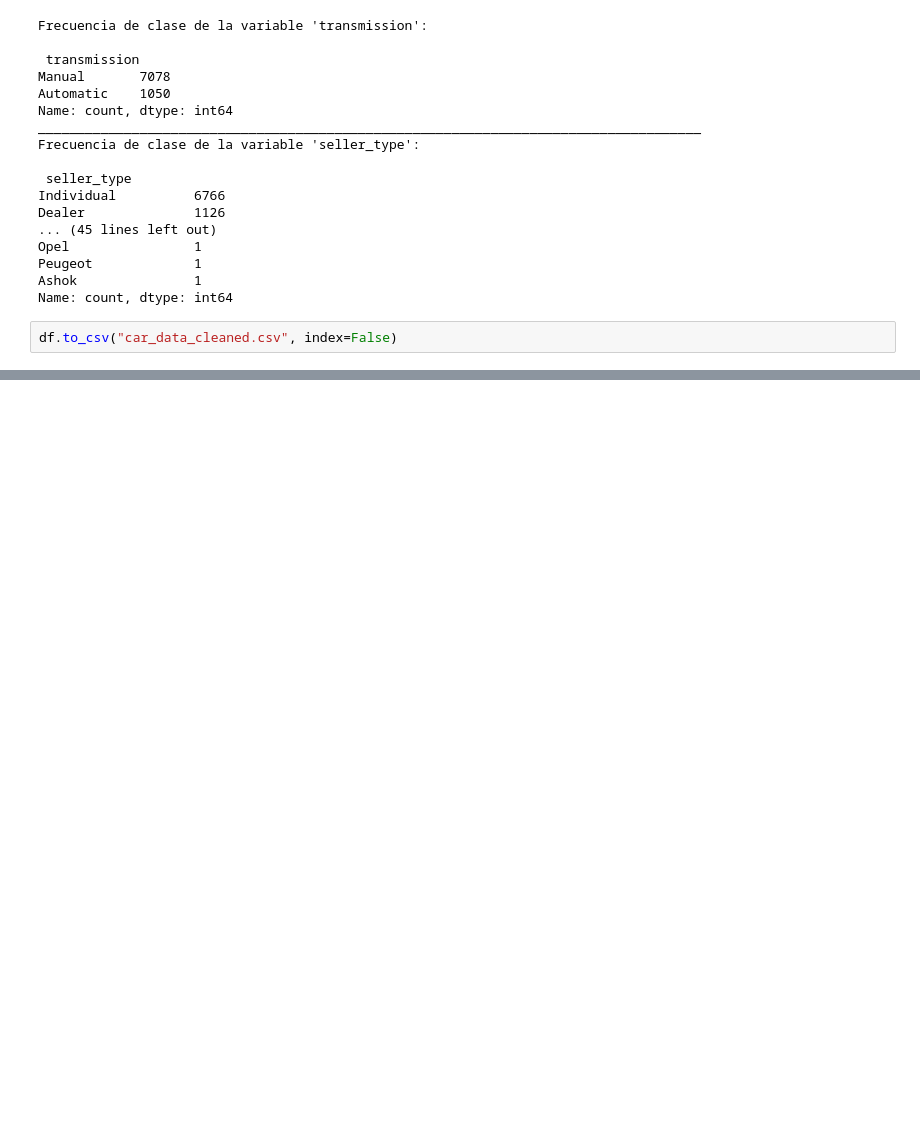
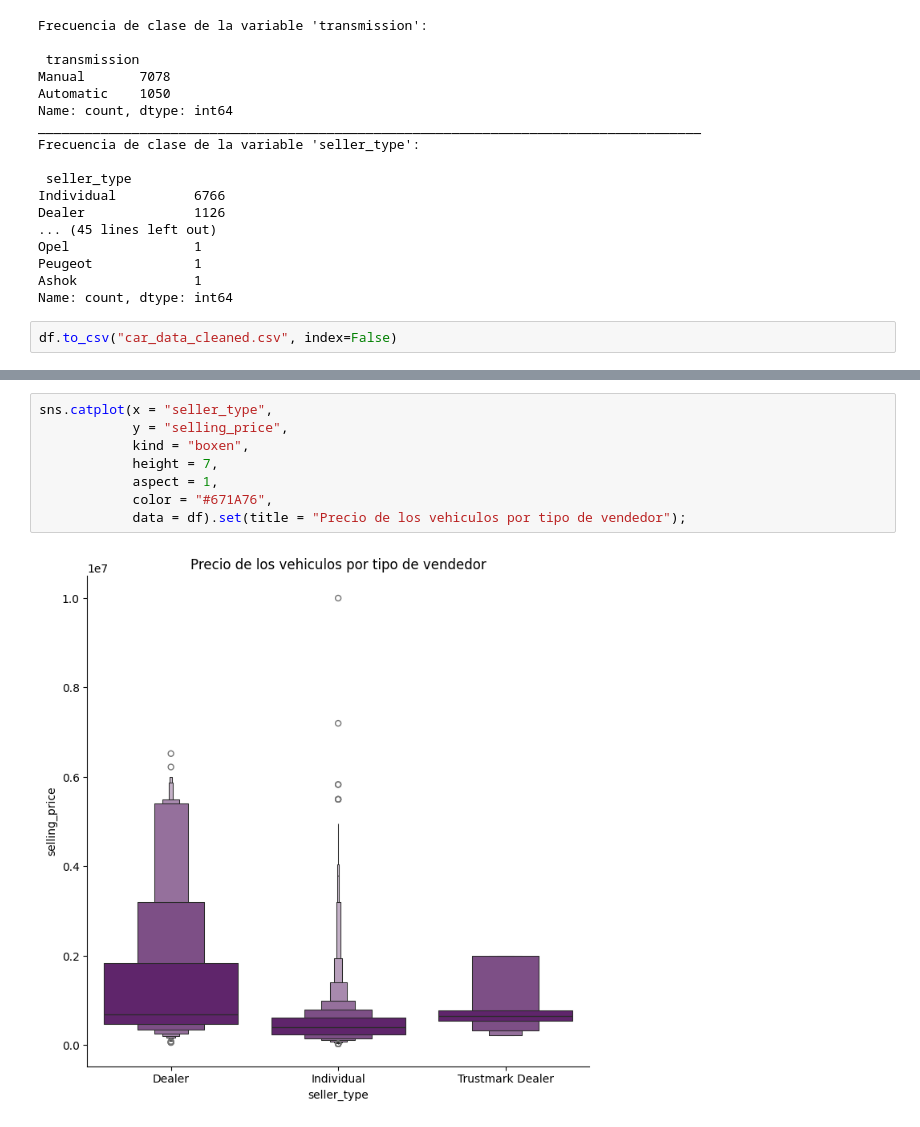
Before and after one commit to MonicaYun15/DATA_MINING, a Jupyter notebook: MineriadeDatos.ipynb, the cells around one changed output, grey strips where cells are left out. Saved outputs shown, nothing was run; the diff lists cells and outputs as text; blank space fills up the shorter version.

```diff
--- a/MineriadeDatos.ipynb
+++ b/MineriadeDatos.ipynb
@@ -218,0 +248,10 @@ df.to_csv("car_data_cleaned.csv", index=False)
+# %%
+sns.catplot(x = "seller_type",
+            y = "selling_price",
+            kind = "boxen",
+            height = 7,
+            aspect = 1,
+            color = "#671A76",
+            data = df).set(title = "Precio de los vehiculos por tipo de vendedor");
+# %% [output]
+[figure, added]
```
Also changed, not shown: parts of 44 cells of this notebook.
